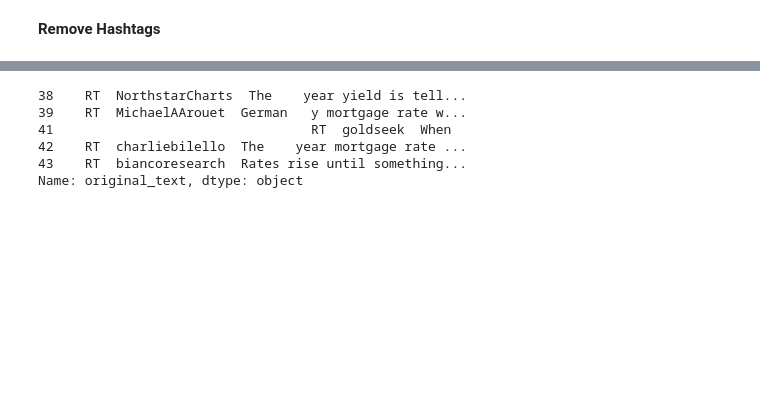
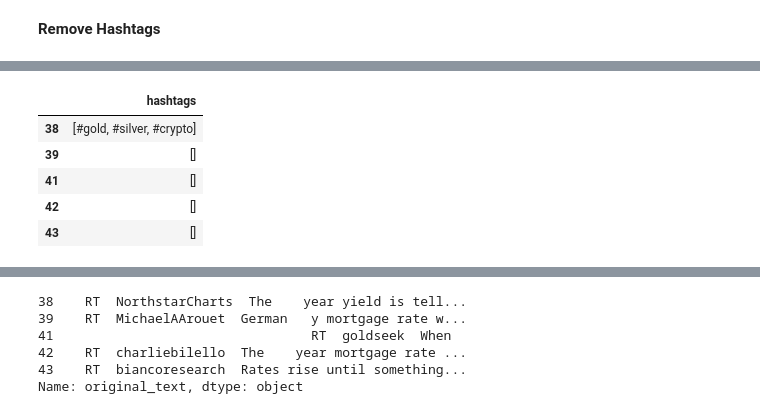
Before and after one commit to gezish/Twitter-Data-Analysis, a Jupyter notebook: Notebook/data_exploration.ipynb, the cells around one changed output, grey strips where cells are left out. Drawn from its saved outputs; the diff is of its cells as text; code cells hidden in the pictures; blank space fills up the shorter version.

```diff
--- a/Notebook/data_exploration.ipynb
+++ b/Notebook/data_exploration.ipynb
@@ -185,0 +169,11 @@ Name: hashtags, dtype: object
+# %%
+new_df = pd.DataFrame(columns=['hashtags'])
+new_df['hashtags'] = df.original_text.apply(Clean_t.find_hashtags)
+new_df[:5]
+# %% [output]
+|  | hashtags |
+| 38 | [#gold, #silver, #crypto] |
+| 39 | [] |
+| 41 | [] |
+| 42 | [] |
+| 43 | [] |
```
Also changed, not shown: parts of 42 cells of this notebook.
